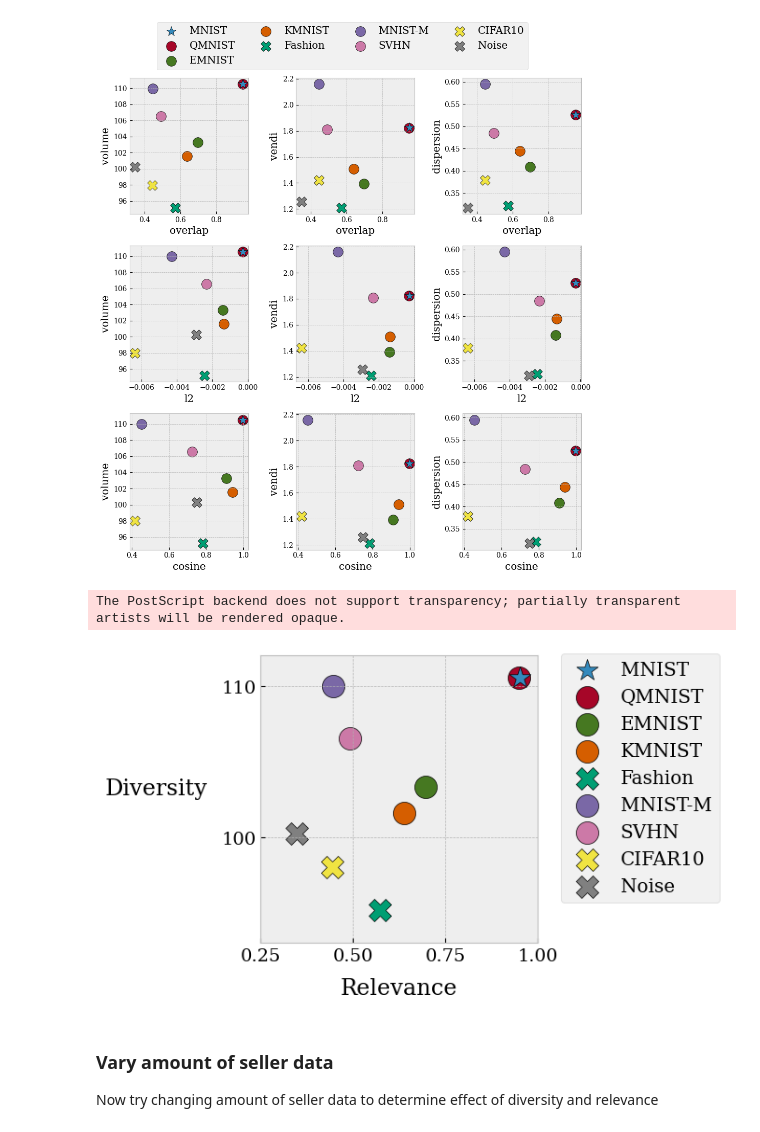
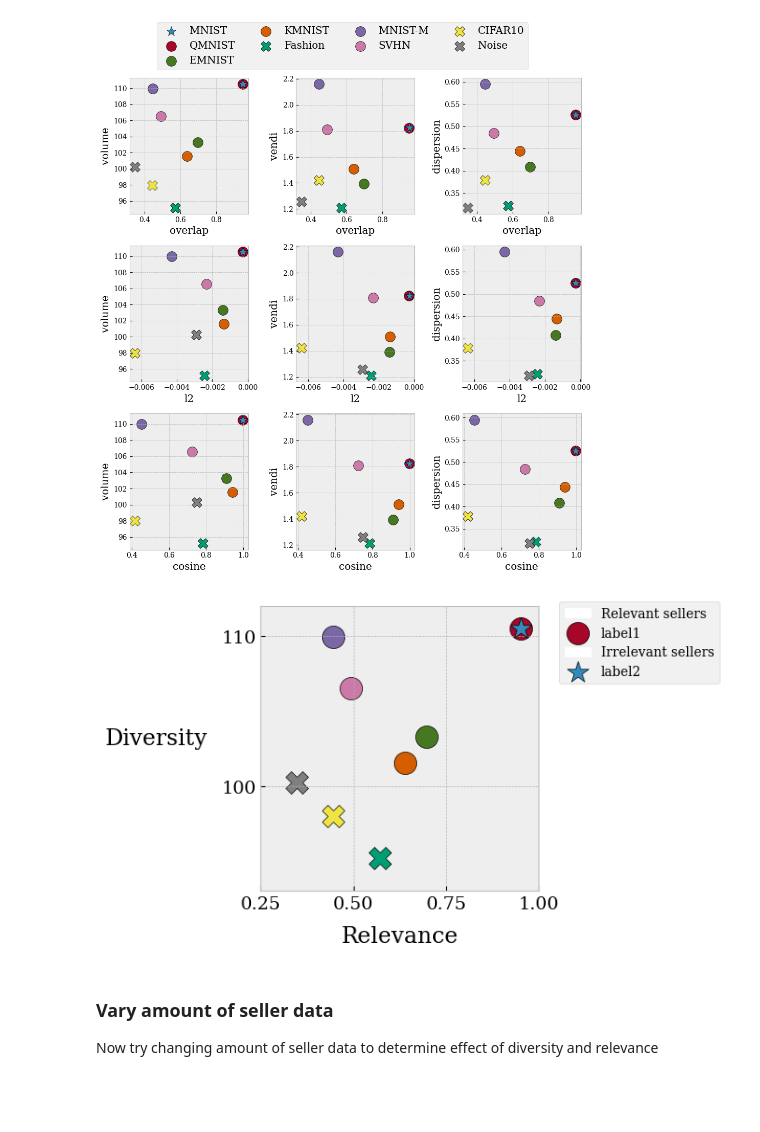
Before and after one commit to clu5/data-valuation, a Jupyter notebook: nbs/1-Measuring-Digits.ipynb, the cells around one changed output. Cells and saved outputs as stored; diff of their text form; code cells hidden in the pictures; blank space fills up the shorter version.

Commit message:
datasets and benchmarks submission

```diff
--- a/nbs/1-Measuring-Digits.ipynb
+++ b/nbs/1-Measuring-Digits.ipynb
@@ -481,39 +481,64 @@ plt.show()
 # %% [output]
 [figure]
 # %%
+from matplotlib.patches import Rectangle
 plt.figure(figsize=(7, 4))
+
+plot1 = []
+plot2 = []
+# relevant datasets
 for k, v in measures.items():
     marker = get_marker(k)
-    plt.scatter(
+    plot = plt.scatter(
         v["overlap"],
         v["volume"],
         label=k,
         s=300,
         marker=get_marker(k),
         edgecolor="k",
         c=seller_color[k],
         zorder=2 if k == buyer else 1,
     )
+    if k in ('QMNIST', 'EMNIST', 'KMNIST', 'MNIST-M', 'SVHN'):
+        plot1.append(plot)
+    else:
+        plot2.append(plot)
+
+# legend1 = plt.legend(
+#     title='Relevant Datasets',
+#     loc="upper left",
+#     # bbox_to_anchor=(1.05, 1.04),
+#     # ncols=len(sellers) // 2,
+#     fontsize="x-large",
+# )
+# plt.gca().add_artist(legend1)
 plt.xlabel("Relevance", fontsize="xx-large", labelpad=10)
 plt.ylabel("Diversity", fontsize="xx-large", labelpad=50, rotation=0)
 plt.xticks([0.25, 0.5, 0.75, 1])
 plt.yticks([90, 100, 110])
 plt.tick_params(axis='both', which='major', labelsize=14)
 plt.xlim(0.25, 1.0)
 plt.ylim(93, 112)
 
-plt.legend(
-    loc="upper left",
+# plt.legend(
+#     loc="upper left",
+#     bbox_to_anchor=(1.05, 1.04),
+#     # ncols=len(sellers) // 2,
+#     fontsize="x-large",
+# )
+title_proxy = Rectangle((0,0), 0, 0, color='w')
+
+plt.legend([
+    title_proxy, plot1[0], title_proxy, plot2[0]],
+   ["Relevant sellers", "label1","Irrelevant sellers", "label2"],
     bbox_to_anchor=(1.05, 1.04),
-    # ncols=len(sellers) // 2,
-    fontsize="x-large",
 )
+
 plt.tight_layout(w_pad=6)
-plt.savefig(fig_dir / f"mnist-diversity-relevance.eps", bbox_inches='tight')
+# plt.savefig(fig_dir / f"mnist-diversity-relevance.eps", bbox_inches='tight')
 plt.show()
 # %% [output]
-The PostScript backend does not support transparency; partially transparent artists will be rendered opaque.
-[figure, old version]
+[figure, new version]
 # %% [markdown]
 ### Vary amount of seller data
 
```
Also changed, not shown: 7 other files.
